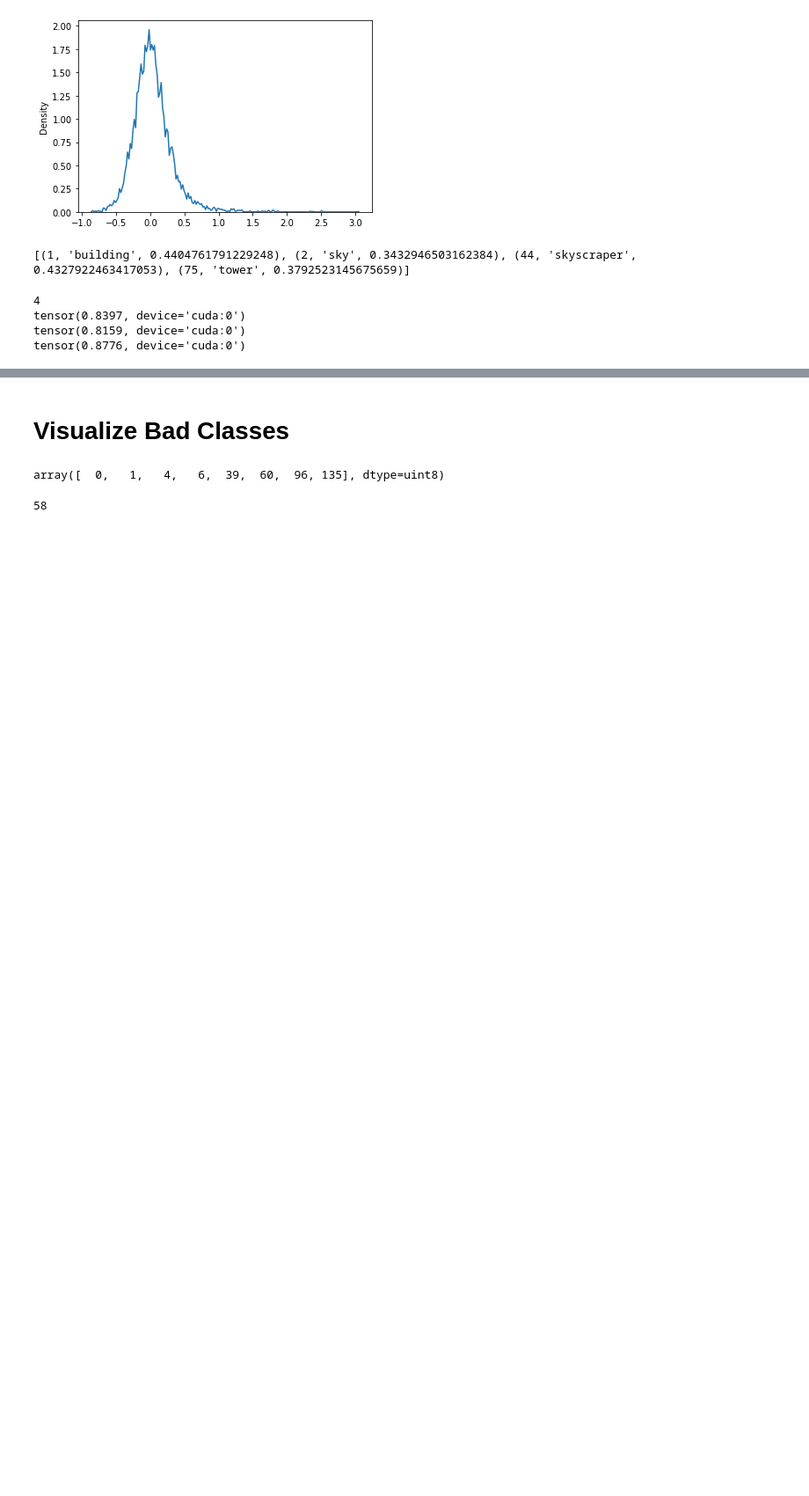
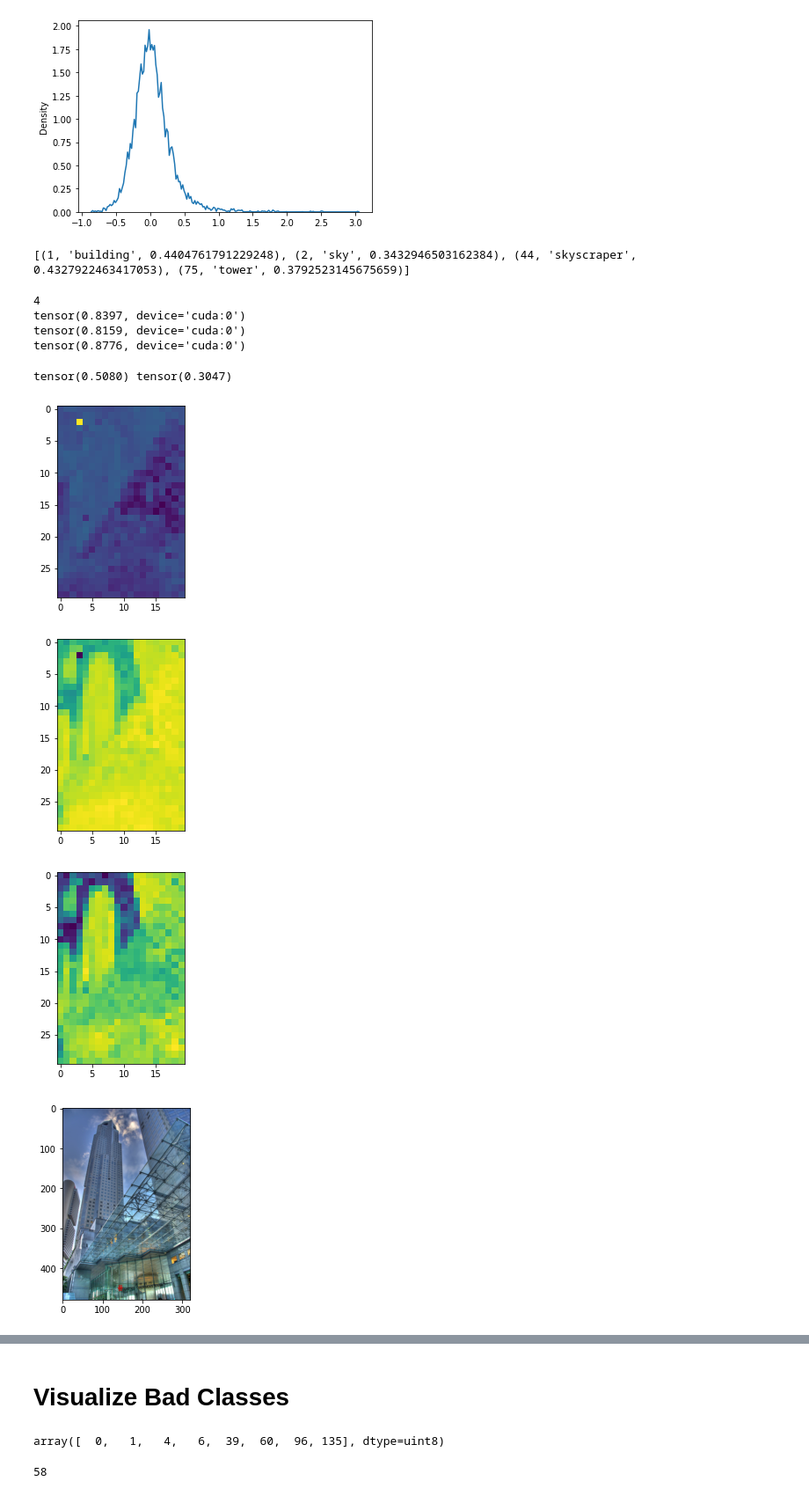
Before and after one commit to HaojunYu1998/LarvSeg, a Jupyter notebook: notebook/misc.ipynb, the cells around one changed output, grey strips where cells are left out. Shown: that part at 88% size. Saved outputs shown, nothing was run; the diff lists cells and outputs as text; code cells hidden in the pictures; blank space fills up the shorter version.

```diff
--- a/notebook/misc.ipynb
+++ b/notebook/misc.ipynb
@@ -659,45 +683,51 @@ embs_fg = [torch.load(
     f"../work_dirs/20221019_vitb16_cosine_160k_bs16_coco171_in130_avgpool/embedding20/{n}.pth",
     map_location="cpu"
 ) for n in name_fg]
 embs_bg = [[torch.load(
     f"../work_dirs/20221019_vitb16_cosine_160k_bs16_coco171_in130_avgpool/embedding20/{n}.pth",
     map_location="cpu"
 ) for n in n_bg] for n_bg in name_bg]
 H, W = emb.shape[-2:]
 HW_fg = [e.shape[-2:] for e in embs_fg]
 HW_bg = [[e.shape[-2:] for e in e_bg] for e_bg in embs_bg]
 emb = emb.reshape(-1, H * W).permute(1,0)
 emb = emb / emb.norm(dim=-1, keepdim=True)
 cos_mat = emb @ emb.T
 
 cos_fg_mats = []
 for idx in range(len(embs_fg)):
     Hi, Wi = HW_fg[idx]
     embs_fg[idx] = embs_fg[idx].reshape(-1, Hi * Wi).permute(1,0)
     embs_fg[idx] = embs_fg[idx] / embs_fg[idx].norm(dim=-1, keepdim=True)
     cos_fg_mats.append(emb @ embs_fg[idx].T)
 cos_bg_mats = []
 for hw_bg, e_bg in zip(HW_bg, embs_bg):
     cos_bg_mat = []
     for hw, e in zip(hw_bg, e_bg):
         Hi, Wi = hw
         e = e.reshape(-1, Hi * Wi).permute(1,0)
         e = e / e.norm(dim=-1, keepdim=True)
         cos_bg_mat.append(emb @ e.T)
     cos_bg_mats.append(cos_bg_mat)
 
-# cos_fg_mat = torch.stack([mat.mean(dim=-1) for mat in cos_fg_mats], dim=0).mean(dim=0)
-# cos_bg_mat = torch.stack([mat.mean(dim=-1) for mat in cos_bg_mats], dim=0).mean(dim=0)
-# cos_mat_fg_bg = cos_fg_mat - cos_bg_mat
-# import matplotlib.pyplot as plt
-# plt.imshow(cos_fg_mat.reshape(H, W).cpu().numpy())
-# plt.show()
-# plt.imshow(1 - cos_bg_mat.reshape(H, W).cpu().numpy())
-# plt.show()
-# plt.imshow(cos_mat_fg_bg.reshape(H, W).cpu().numpy())
-# plt.show()
-# plt.imshow(img)
-# plt.show()
+cos_fg_mat = torch.stack([mat.max(dim=-1).values for mat in cos_fg_mats], dim=0).mean(dim=0)
+cos_bg_mat = torch.stack([mat.max(dim=-1).values for mat in cos_bg_mats[0]], dim=0).mean(dim=0)
+cos_mat_fg_bg = cos_fg_mat - cos_bg_mat
+import matplotlib.pyplot as plt
+plt.imshow(cos_fg_mat.reshape(H, W).cpu().numpy())
+plt.show()
+plt.imshow(1 - cos_bg_mat.reshape(H, W).cpu().numpy())
+plt.show()
+plt.imshow(cos_mat_fg_bg.reshape(H, W).cpu().numpy())
+plt.show()
+plt.imshow(img)
+plt.show()
+# %% [output]
+tensor(0.5080) tensor(0.3047)
+[figure, added]
+[figure, added]
+[figure, added]
+[figure, added]
 # %%
 
 _1toi_inds_fg = [mat.max(dim=-1).indices for mat in cos_fg_mats]
```
Also changed, not shown: parts of 4 cells of this notebook, 16 other files.
